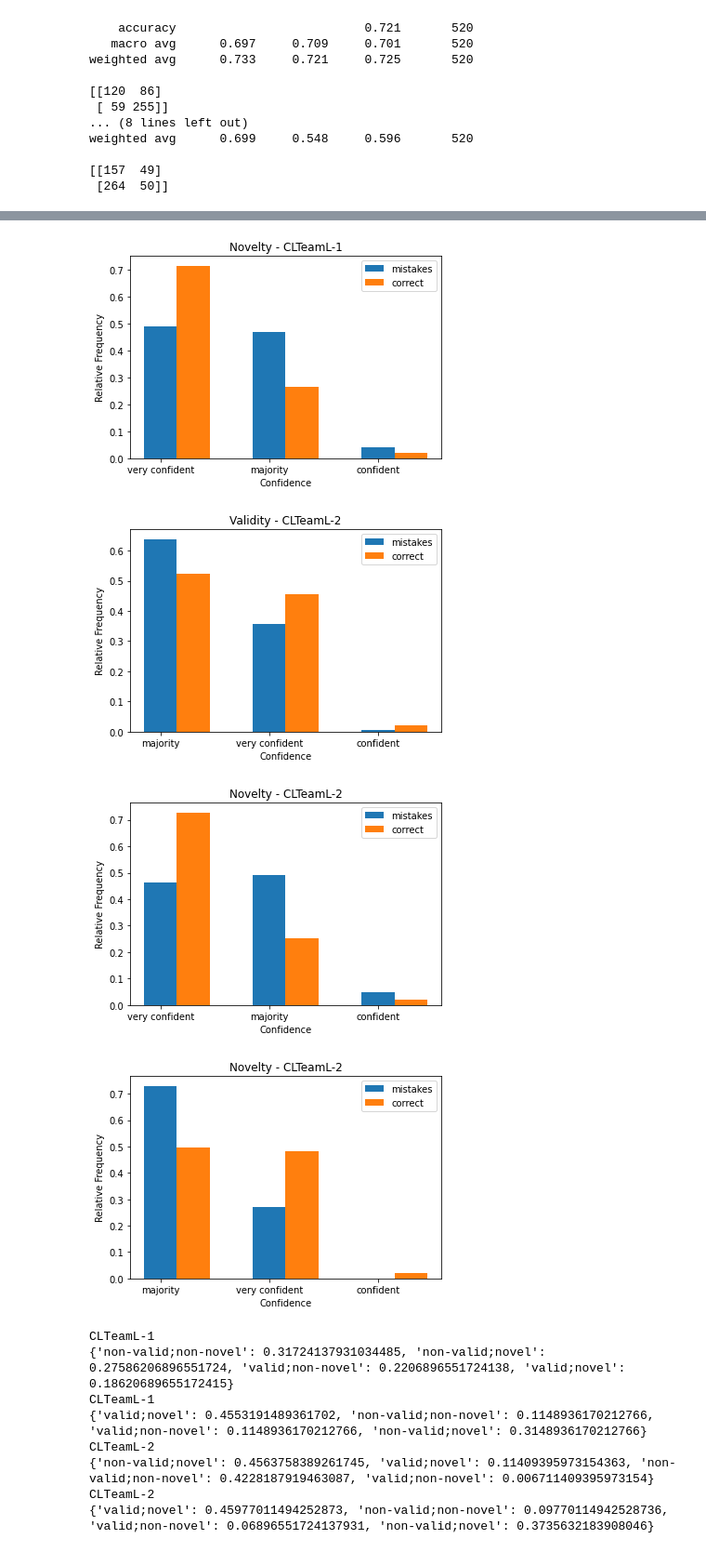
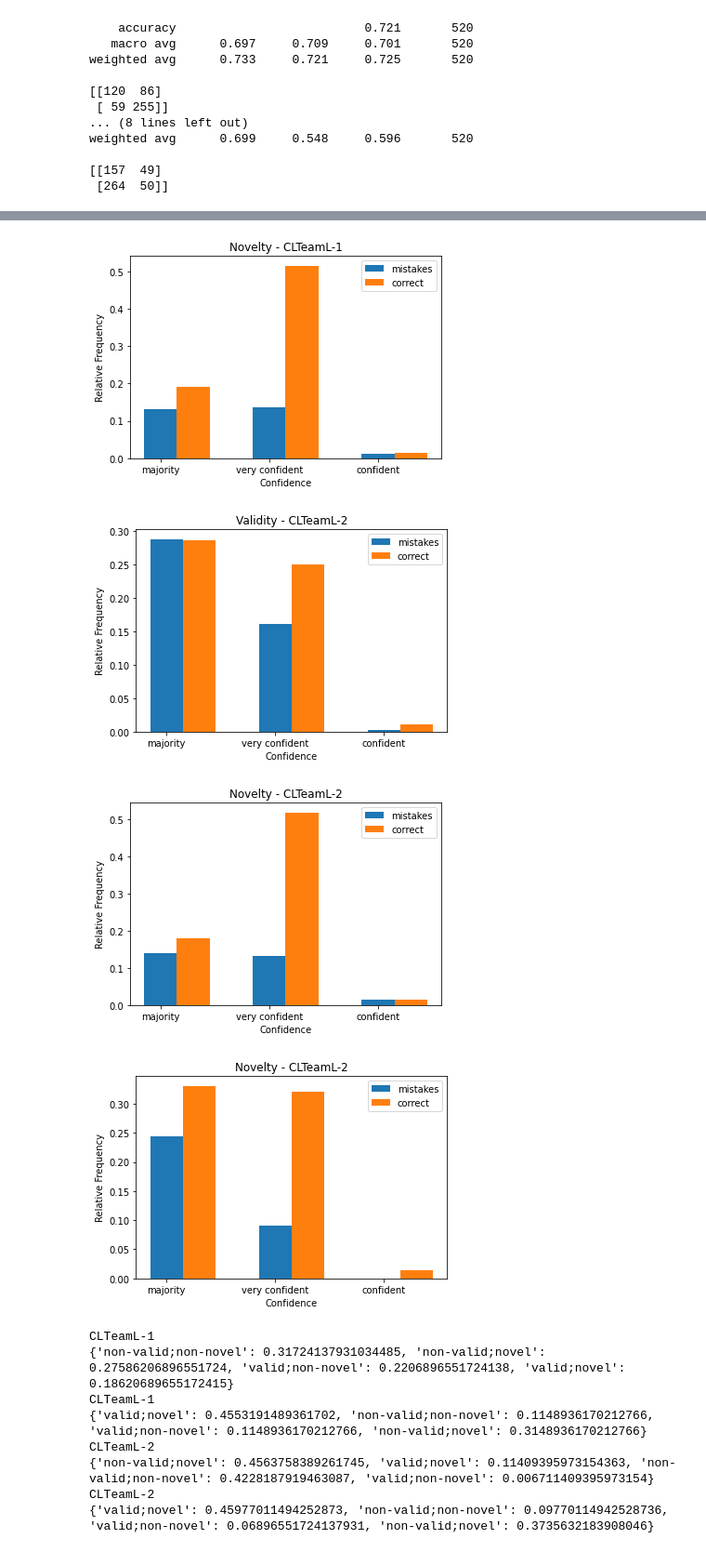
Before and after one commit to m0re4u/argmining2022, a Jupyter notebook: notebooks/error_analysis.ipynb, the cells around one changed output, grey strips where cells are left out. Shown: that part at 93% size. Saved outputs shown, nothing was run; the diff lists cells and outputs as text; code cells hidden in the pictures.

```diff
--- a/notebooks/error_analysis.ipynb
+++ b/notebooks/error_analysis.ipynb
@@ -211,10 +197,9 @@ def plot_confidences(predictions, labels, task, approach):
     confs_mistakes = dev_data.df.iloc[mistakes_idxs][f"{task.capitalize()}-Confidence"]
     correct_idxs = (np.array(predictions) == np.array(labels)).nonzero()
     confs_correct = dev_data.df.iloc[correct_idxs][f"{task.capitalize()}-Confidence"]
-
     # Normalize over the total count of mistakes and corrects respectively.
-    confs_mistakes = {k: v / confs_mistakes.count() for k, v in confs_mistakes.value_counts().to_dict().items()}
-    confs_correct = {k: v / confs_correct.count() for k, v in confs_correct.value_counts().to_dict().items()}
+    confs_mistakes = {k: v / len(predictions) for k, v in confs_mistakes.value_counts().to_dict().items()}
+    confs_correct = {k: v / len(predictions) for k, v in confs_correct.value_counts().to_dict().items()}
 
     # Uncomment if background is black so text of plot is white.
     params = {"ytick.color" : "black",
@@ -227,16 +212,26 @@ def plot_confidences(predictions, labels, task, approach):
 
     np.random.seed(0)
     plt.figure()
-    plt.xticks(range(len(list(confs_correct.keys()))), list(confs_correct.keys()))
+    xticks = [0,1,2]
+    xticklabels = ["majority", "very confident", "confident"]
+    plt.xticks(xticks, xticklabels)
     plt.xlabel('Confidence')
     plt.ylabel('Relative Frequency')
     plt.title(f"{task.capitalize()} - {approach}", color='black')
 
     width = 0.3
-    plt.bar(range(len(confs_correct.keys())), [confs_mistakes.get(k, 0) for k in confs_correct.keys()], label="mistakes", width=width)
-    plt.bar(np.arange(len(confs_correct)) + width, confs_correct.values(), label="correct", width=width)
+    xs = np.array(xticks)
+    ys_mistakes = [confs_mistakes.get(k, 0) for k in xticklabels]
+    ys_correct = []
+    ys_correct = [confs_correct[k] for k in xticklabels]
+    plt.bar(xs, ys_mistakes, label="mistakes", width=width)
+    plt.bar(xs + width, ys_correct, label="correct", width=width)
     plt.legend()
     plt.savefig(f"confidence_{approach}_{task}.png")
+
+    print(approach, task)
+    for i in xs:
+        print(f"{i}\t{ys_mistakes[i]}\t{ys_correct[i]}")
 
 
 plot_confidences(pred_val_gpt, val_true, "validity", "CLTeamL-1")
@@ -248,8 +259,8 @@ plot_confidences(model_output_nov, nov_true, "novelty", "CLTeamL-2")
 [figure]
-[figure, old version]
+[figure, new version]
-[figure, old version]
+[figure, new version]
-[figure, old version]
+[figure, new version]
-[figure, old version]
+[figure, new version]
 # %%
 # Get distribution of mistakes over combined labels.
 
```
Also changed, not shown: parts of 3 cells of this notebook.
